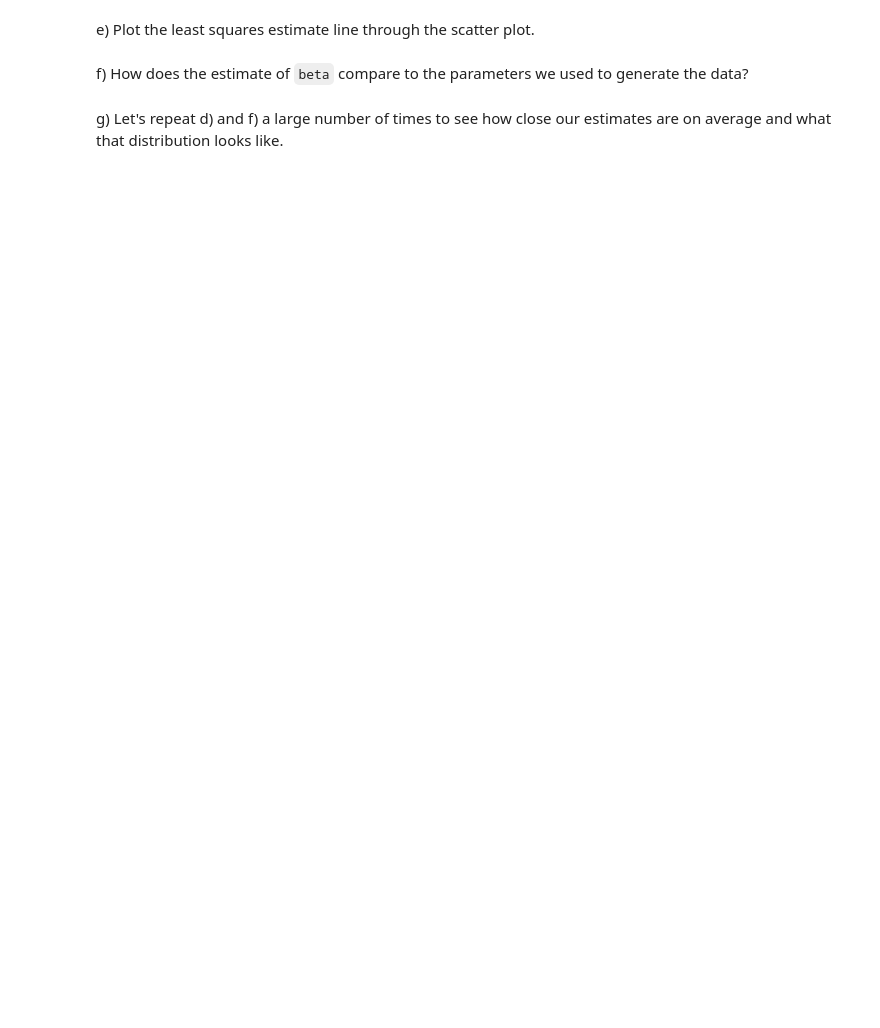
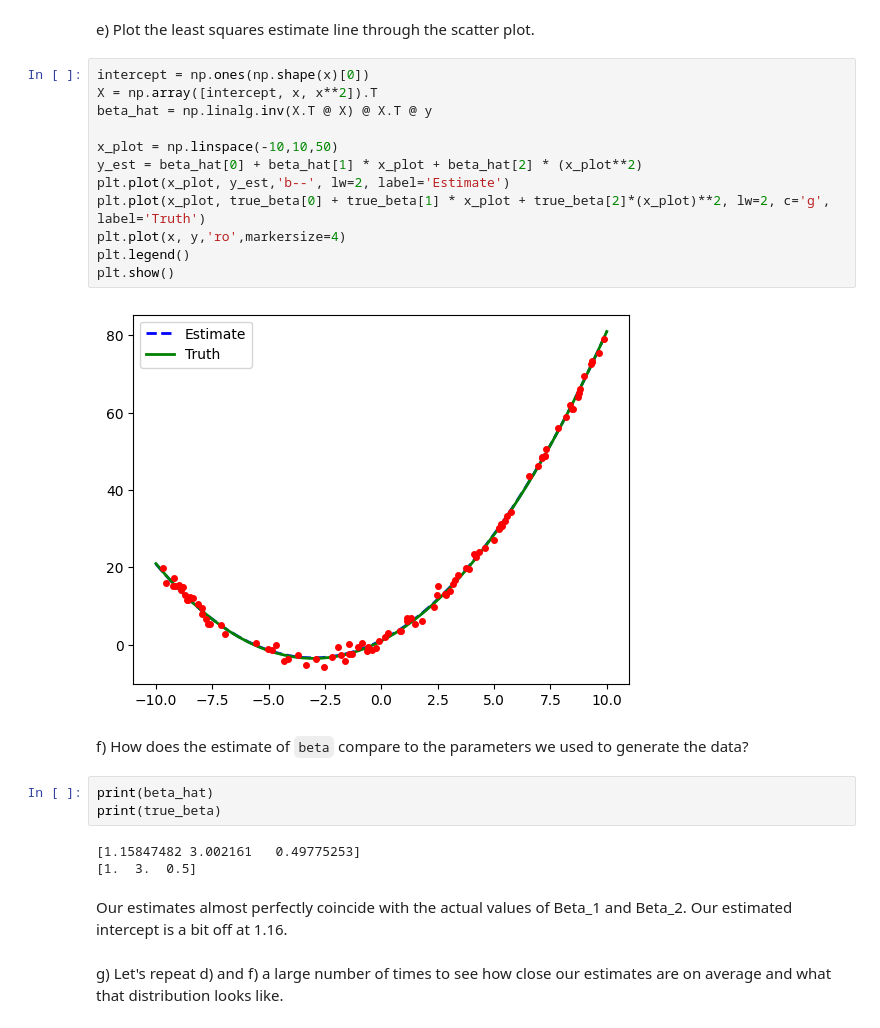
Before and after one commit to clarkaid/Data-Science-Fundamentals, a Jupyter notebook: lecture_18/worksheet_18.ipynb, the cells around one changed output. Drawn from its saved outputs; the diff is of its cells as text; blank space fills up the shorter version.

```diff
--- a/lecture_18/worksheet_18.ipynb
+++ b/lecture_18/worksheet_18.ipynb
@@ -84,7 +110,29 @@ d) Create and plot a dataset of 100 (Y, X) points where `Y = 1 + 3 * X + .5 * X^
 # %% [markdown]
 e) Plot the least squares estimate line through the scatter plot.
+# %%
+intercept = np.ones(np.shape(x)[0])
+X = np.array([intercept, x, x**2]).T
+beta_hat = np.linalg.inv(X.T @ X) @ X.T @ y
+
+x_plot = np.linspace(-10,10,50)
+y_est = beta_hat[0] + beta_hat[1] * x_plot + beta_hat[2] * (x_plot**2)
+plt.plot(x_plot, y_est,'b--', lw=2, label='Estimate')
+plt.plot(x_plot, true_beta[0] + true_beta[1] * x_plot + true_beta[2]*(x_plot)**2, lw=2, c='g', label='Truth')
+plt.plot(x, y,'ro',markersize=4)
+plt.legend()
+plt.show()
+# %% [output]
+[figure, added]
 # %% [markdown]
 f) How does the estimate of `beta` compare to the parameters we used to generate the data?
+# %%
+print(beta_hat)
+print(true_beta)
+# %% [output]
+[1.15847482 3.002161   0.49775253]
+[1.  3.  0.5]
+# %% [markdown]
+Our estimates almost perfectly coincide with the actual values of Beta_1 and Beta_2. Our estimated intercept is a bit off at 1.16.
 # %% [markdown]
 g) Let's repeat d) and f) a large number of times to see how close our estimates are on average and what that distribution looks like.
 # %%
```
Also changed, not shown: parts of 7 cells of this notebook.
